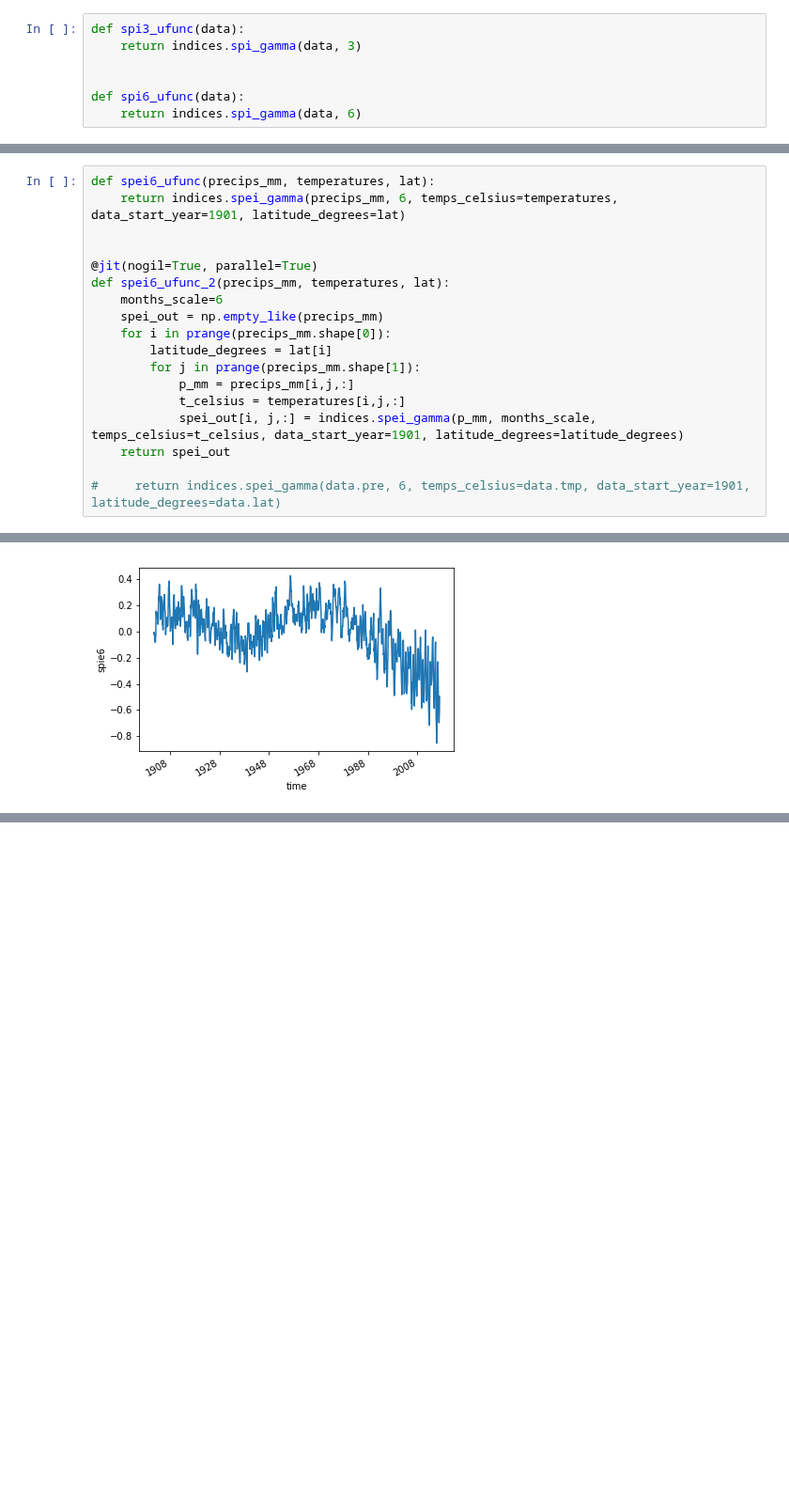
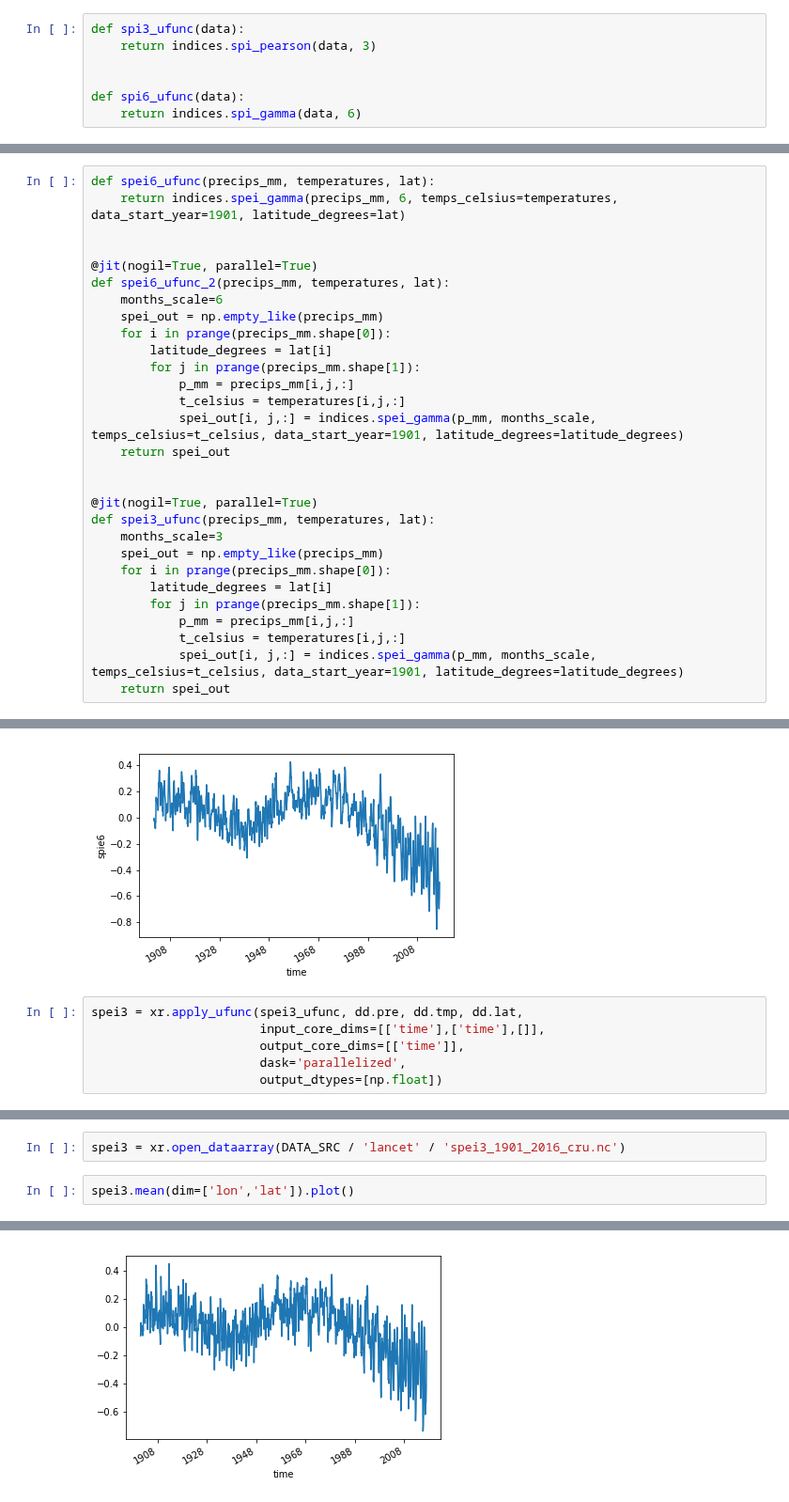
Before and after one commit to mangecoeur/health-climate-exposure, a Jupyter notebook: 1.4 Drought exposure.ipynb, the cells around one changed output, grey strips where cells are left out. Shown at 94% size. Cells and saved outputs as stored; diff of their text form; blank space fills up the shorter version.

```diff
--- a/1.4 Drought exposure.ipynb
+++ b/1.4 Drought exposure.ipynb
@@ -97,6 +102,6 @@ POP_FILE = POP_DATA_SRC / 'population_count_2000-2020_eightres.nc'
 # %%
 def spi3_ufunc(data):
-    return indices.spi_gamma(data, 3)
+    return indices.spi_pearson(data, 3)
 
 
 def spi6_ufunc(data):
@@ -212,7 +213,18 @@ def spei6_ufunc_2(precips_mm, temperatures, lat):
             spei_out[i, j,:] = indices.spei_gamma(p_mm, months_scale, temps_celsius=t_celsius, data_start_year=1901, latitude_degrees=latitude_degrees)
     return spei_out
 
-#     return indices.spei_gamma(data.pre, 6, temps_celsius=data.tmp, data_start_year=1901, latitude_degrees=data.lat)
+
+@jit(nogil=True, parallel=True)
+def spei3_ufunc(precips_mm, temperatures, lat):
+    months_scale=3
+    spei_out = np.empty_like(precips_mm)
+    for i in prange(precips_mm.shape[0]):
+        latitude_degrees = lat[i]
+        for j in prange(precips_mm.shape[1]):
+            p_mm = precips_mm[i,j,:]
+            t_celsius = temperatures[i,j,:]
+            spei_out[i, j,:] = indices.spei_gamma(p_mm, months_scale, temps_celsius=t_celsius, data_start_year=1901, latitude_degrees=latitude_degrees)
+    return spei_out
 # %%
 spei6 = xr.apply_ufunc(spei6_ufunc_2, dd.pre, dd.tmp, dd.lat,
                        input_core_dims=[['time'],['time'],[]],
@@ -231,3 +240,9 @@ spei6.mean(dim=['lon','lat']).plot()
 # %% [output]
 [<matplotlib.lines.Line2D at 0x...>]
 [figure]
+# %%
+spei3 = xr.apply_ufunc(spei3_ufunc, dd.pre, dd.tmp, dd.lat,
+                       input_core_dims=[['time'],['time'],[]],
+                       output_core_dims=[['time']],
+                       dask='parallelized',
+                       output_dtypes=[np.float])
@@ -233,0 +251,5 @@ spei6.mean(dim=['lon','lat']).plot()
+# %%
+spei3 = xr.open_dataarray(DATA_SRC / 'lancet' / 'spei3_1901_2016_cru.nc')
+# %%
+spei3.mean(dim=['lon','lat']).plot()
+# %% [output]
@@ -233,0 +257 @@ spei6.mean(dim=['lon','lat']).plot()
+[figure, added]
```
Also changed, not shown: parts of 11 cells of this notebook, 8 other files.
